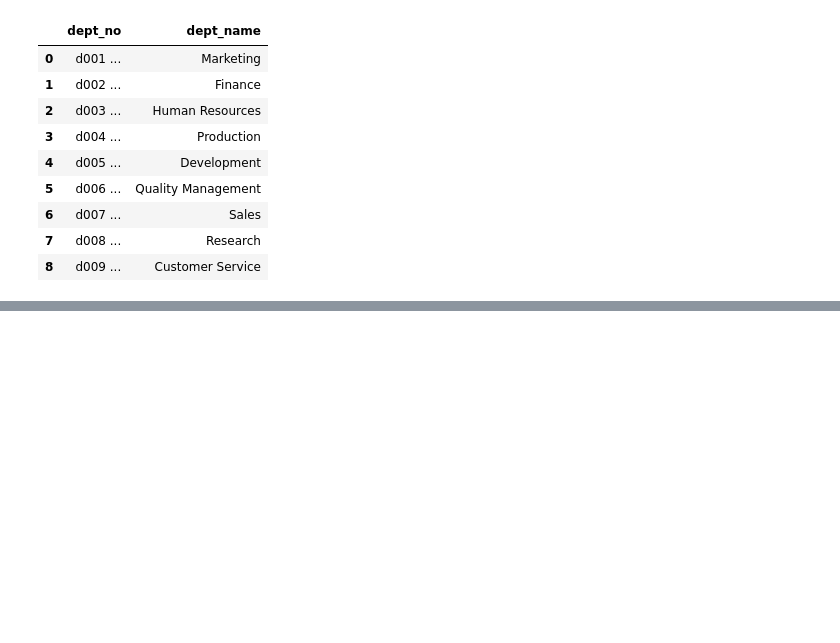
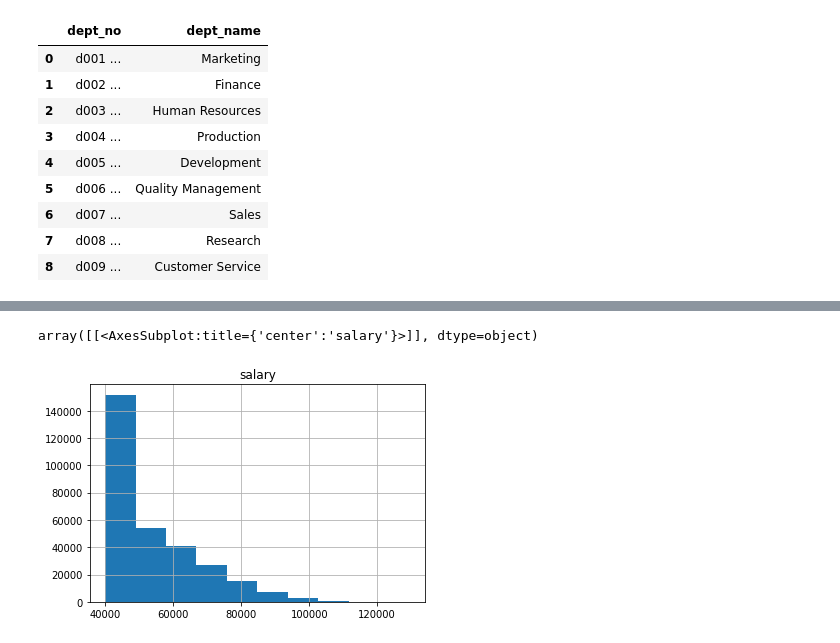
Before and after one commit to Farhana20/UCI_Homework_Farhana, a Jupyter notebook: sql-challenge/Bonus_Homework.ipynb, the cells around one changed output, grey strips where cells are left out. Saved outputs shown, nothing was run; the diff lists cells and outputs as text; code cells hidden in the pictures; blank space fills up the shorter version.

```diff
--- a/sql-challenge/Bonus_Homework.ipynb
+++ b/sql-challenge/Bonus_Homework.ipynb
@@ -31,0 +55,4 @@ departments
+# %%
+#Import titles
+salaries = pd.read_sql('select * from salaries', connection)
+salaries.head()
@@ -31,0 +66,5 @@ departments
+# %%
+#merge employees and title
+
+employee_title = pd.merge(titles, employees, left_on="title_id", right_on="emp_title")
+employee_title.head()
@@ -31,0 +78,5 @@ departments
+# %%
+#merge salary
+
+employee_salary = pd.merge(employee_title, salaries, left_on="emp_no", right_on="emp_no")
+employee_salary.head()
@@ -31,0 +90,5 @@ departments
+# %%
+#create dataframe for title and salary
+
+employee_salaries_df = employee_salary[['emp_no', 'title', 'salary']]
+employee_salaries_df.head()
@@ -31,0 +115,5 @@ departments
+# %%
+employee_salaries_df.hist(column='salary')
+# %% [output]
+array([[<AxesSubplot:title={'center':'salary'}>]], dtype=object)
+[figure, added]
```
Also changed, not shown: parts of 9 cells of this notebook.
